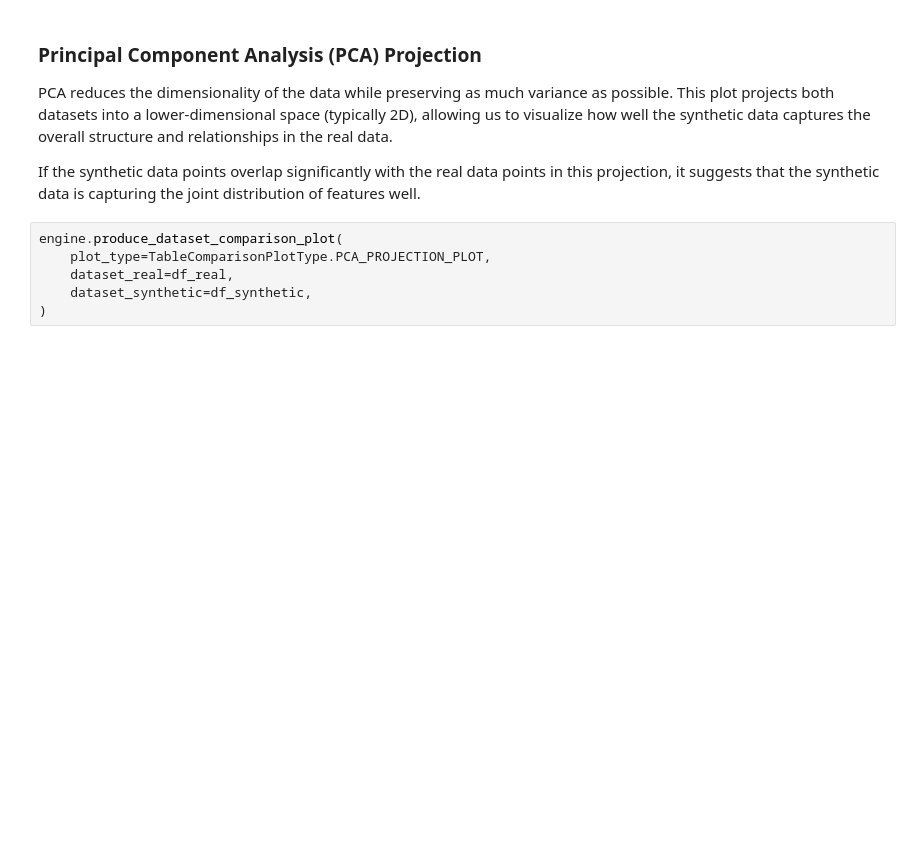
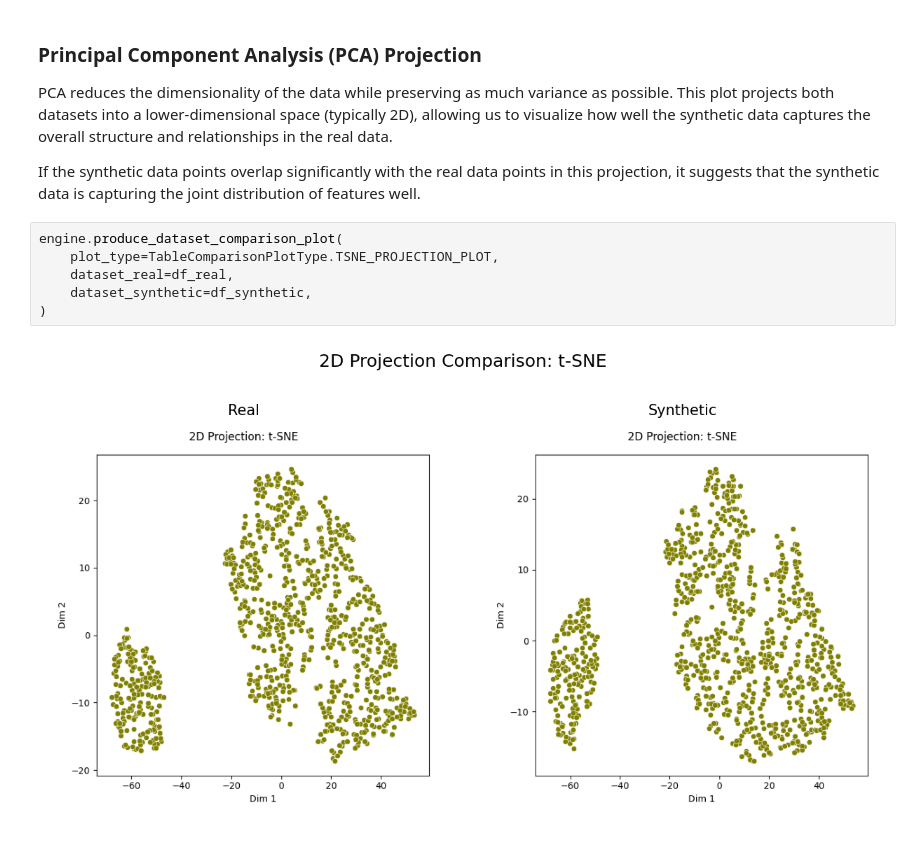
Before and after one commit to vasileios-ektor-papoulias/artifact-ml, a Jupyter notebook: artifact-core/notebooks/table_comparison.ipynb, the cells around one changed output. Cells and saved outputs as stored; diff of their text form; blank space fills up the shorter version.

```diff
--- a/artifact-core/notebooks/table_comparison.ipynb
+++ b/artifact-core/notebooks/table_comparison.ipynb
@@ -123,7 +158,9 @@ PCA reduces the dimensionality of the data while preserving as much variance as
 If the synthetic data points overlap significantly with the real data points in this projection, it suggests that the synthetic data is capturing the joint distribution of features well.
 # %%
 engine.produce_dataset_comparison_plot(
-    plot_type=TableComparisonPlotType.PCA_PROJECTION_PLOT,
+    plot_type=TableComparisonPlotType.TSNE_PROJECTION_PLOT,
     dataset_real=df_real,
     dataset_synthetic=df_synthetic,
 )
+# %% [output]
+[figure, added]
```
Also changed, not shown: parts of 6 cells of this notebook, 5 other files.
